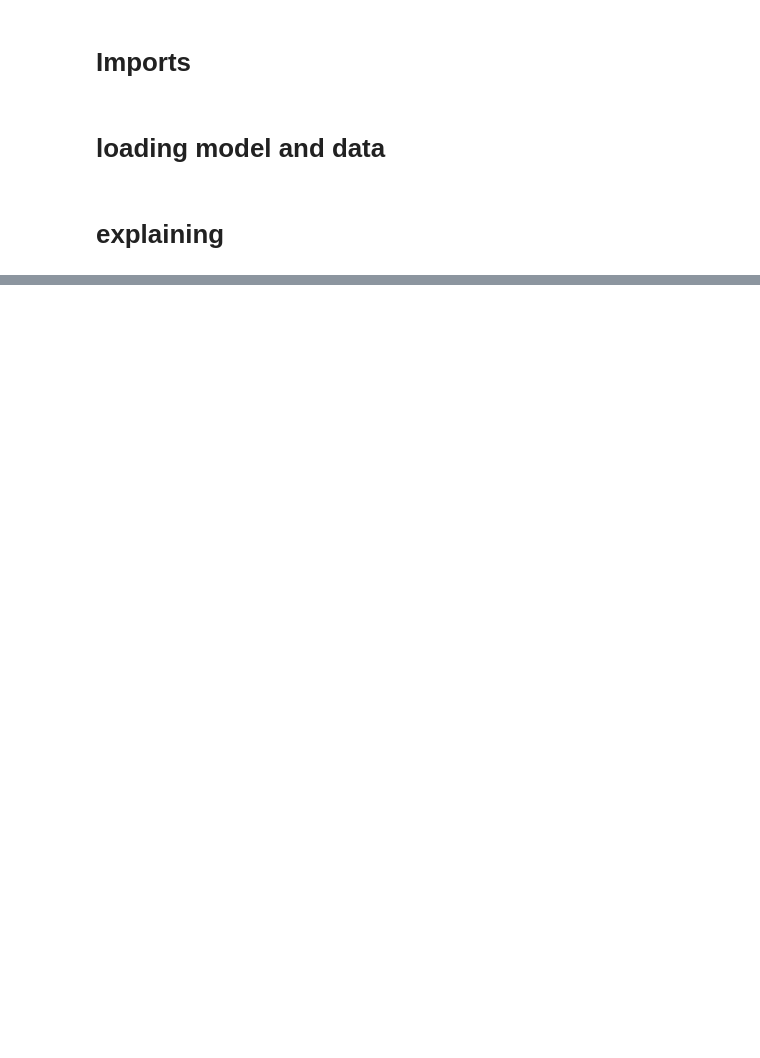
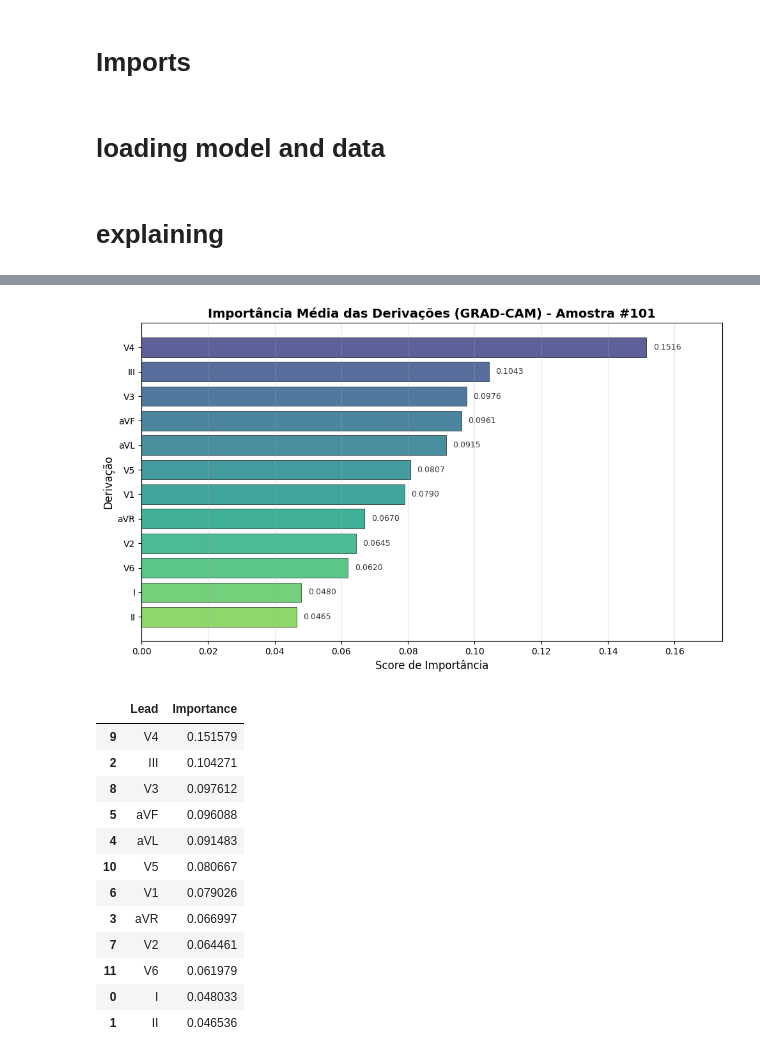
Before and after one commit to lari-ms/xai-heartattack-detection, a Jupyter notebook: notebooks/explainability.ipynb, the cells around one changed output, grey strips where cells are left out. Drawn from its saved outputs; the diff is of its cells as text; code cells hidden in the pictures; blank space fills up the shorter version.

```diff
--- a/notebooks/explainability.ipynb
+++ b/notebooks/explainability.ipynb
@@ -152,0 +532,17 @@ plot_temporal_importance(heatmap, i)
+# %%
+plot_lead_importance_ranking(heatmap, i, lead_names)
+# %% [output]
+[figure, added]
+|  | Lead | Importance |
+| 9 | V4 | 0.151579 |
+| 2 | III | 0.104271 |
+| 8 | V3 | 0.097612 |
+| 5 | aVF | 0.096088 |
+| 4 | aVL | 0.091483 |
+| 10 | V5 | 0.080667 |
+| 6 | V1 | 0.079026 |
+| 3 | aVR | 0.066997 |
+| 7 | V2 | 0.064461 |
+| 11 | V6 | 0.061979 |
+| 0 | I | 0.048033 |
+| 1 | II | 0.046536 |
```
Also changed, not shown: parts of 21 cells of this notebook, 17 other files.
